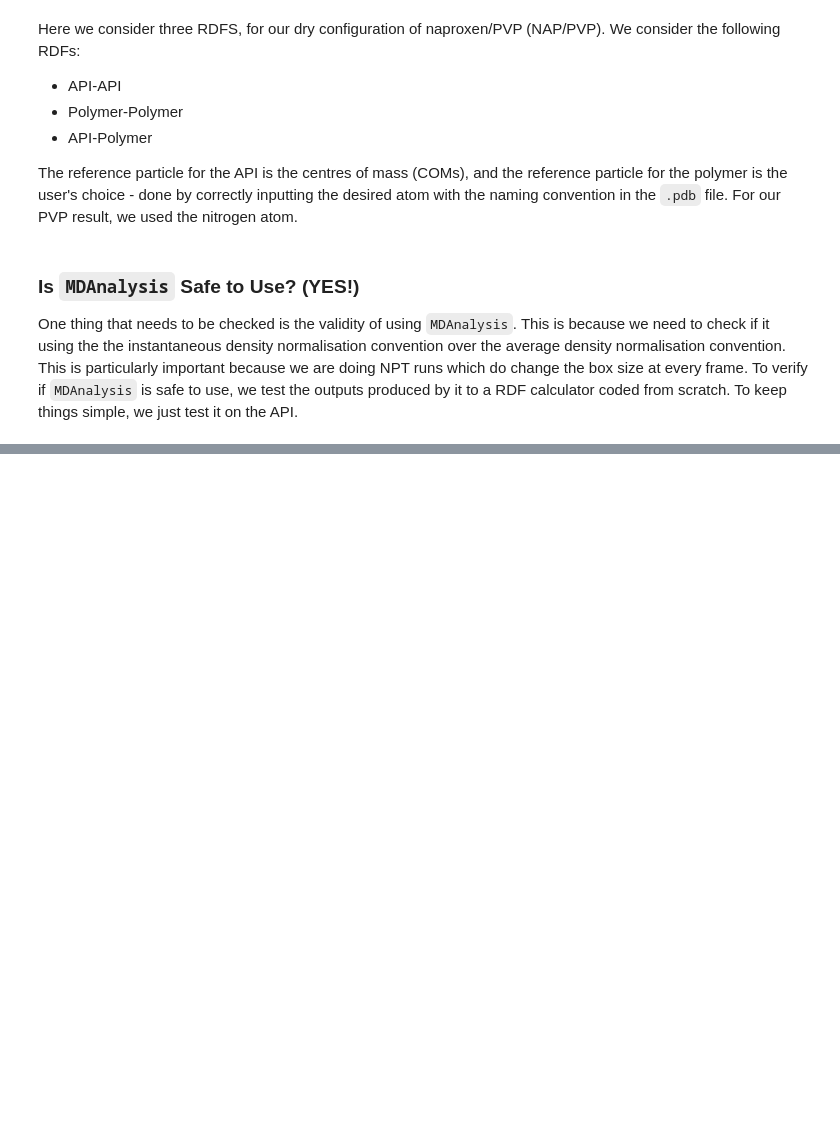
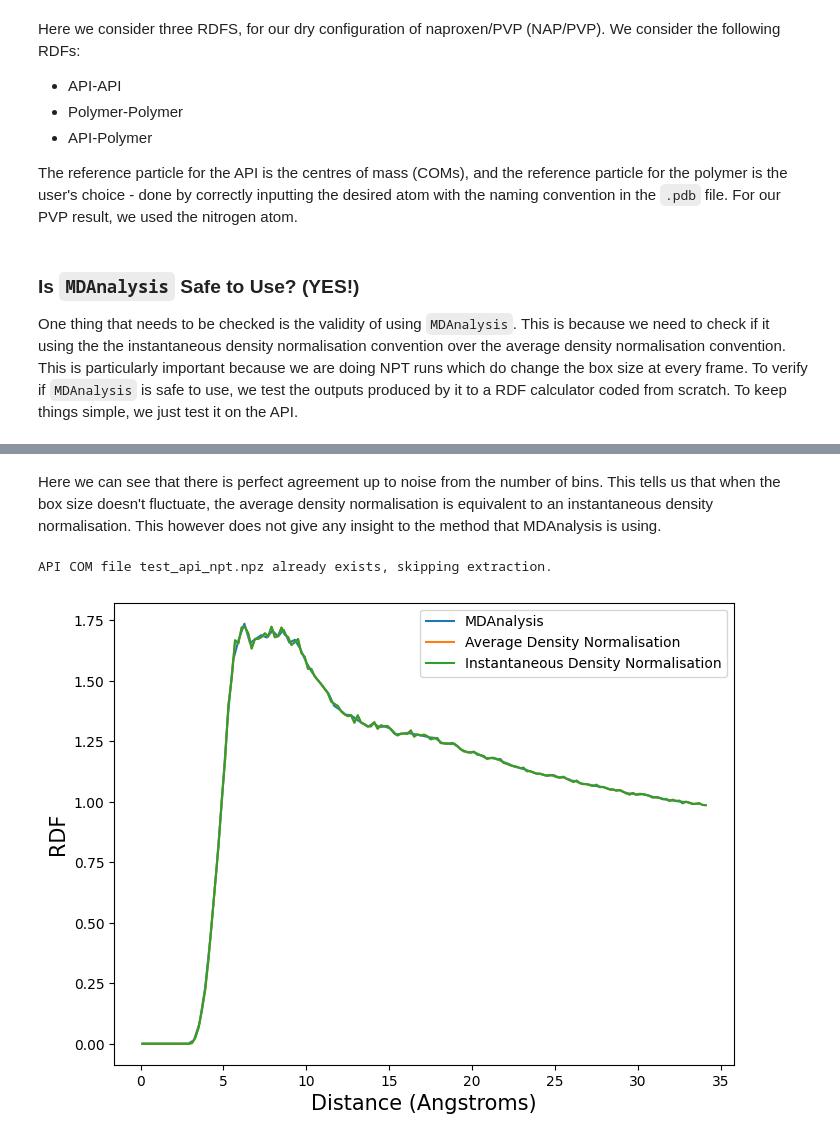
Before and after one commit to Luca-Gasparro/breaking_bad, a Jupyter notebook: rdf/rdf_results.ipynb, the cells around one changed output, grey strips where cells are left out. Drawn from its saved outputs; the diff is of its cells as text; code cells hidden in the pictures; blank space fills up the shorter version.

```diff
--- a/rdf/rdf_results.ipynb
+++ b/rdf/rdf_results.ipynb
@@ -17,0 +55,37 @@ One thing that needs to be checked is the validity of using `MDAnalysis`. This i
+# %% [markdown]
+Here we can see that there is perfect agreement up to noise from the number of bins. This tells us that when the box size doesn't fluctuate, the average density normalisation is equivalent to an instantaneous density normalisation. This however does not give any insight to the method that MDAnalysis is using.
+# %%
+# ----- NPT Simulation ------
+mda_bins_npt, mda_rdf_npt = rdf_analysis.api_api_rdf(
+    topology_file="dry_npt.tpr",
+    trajectory_file="dry_npt_trim_whole.xtc",
+    api_residue_name="NAP",
+    simulation_information_filename="test_api_npt.npz",
+    start_time=2000,
+    frame_strides=[1],
+    nbins=100,
+)
+man_bins_npt_avg, man_rdf_npt_avg = rdf_analysis.api_api_rdf_manual(
+    simulation_information_filename="test_api_npt.npz",
+    bin_width=0.2,
+    instantaneous=False,
+)
+man_bins_npt_inst, man_rdf_npt_inst = rdf_analysis.api_api_rdf_manual(
+    simulation_information_filename="test_api_npt.npz",
+    bin_width=0.2,
+    instantaneous=True,
+)
+
+plt.figure(figsize=(8, 6))
+plt.plot(mda_bins_npt, mda_rdf_npt[0], label="MDAnalysis")
+plt.plot(man_bins_npt_avg, man_rdf_npt_avg, label="Average Density Normalisation")
+plt.plot(
+    man_bins_npt_inst, man_rdf_npt_inst, label="Instantaneous Density Normalisation"
+)
+plt.xlabel("Distance (Angstroms)", fontsize=15)
+plt.ylabel("RDF", fontsize=15)
+plt.legend()
+plt.savefig("manual_vs_mda_test_npt.png", dpi=300)
+# %% [output]
+API COM file test_api_npt.npz already exists, skipping extraction.
+[figure, added]
```
Also changed, not shown: parts of 3 cells of this notebook.
